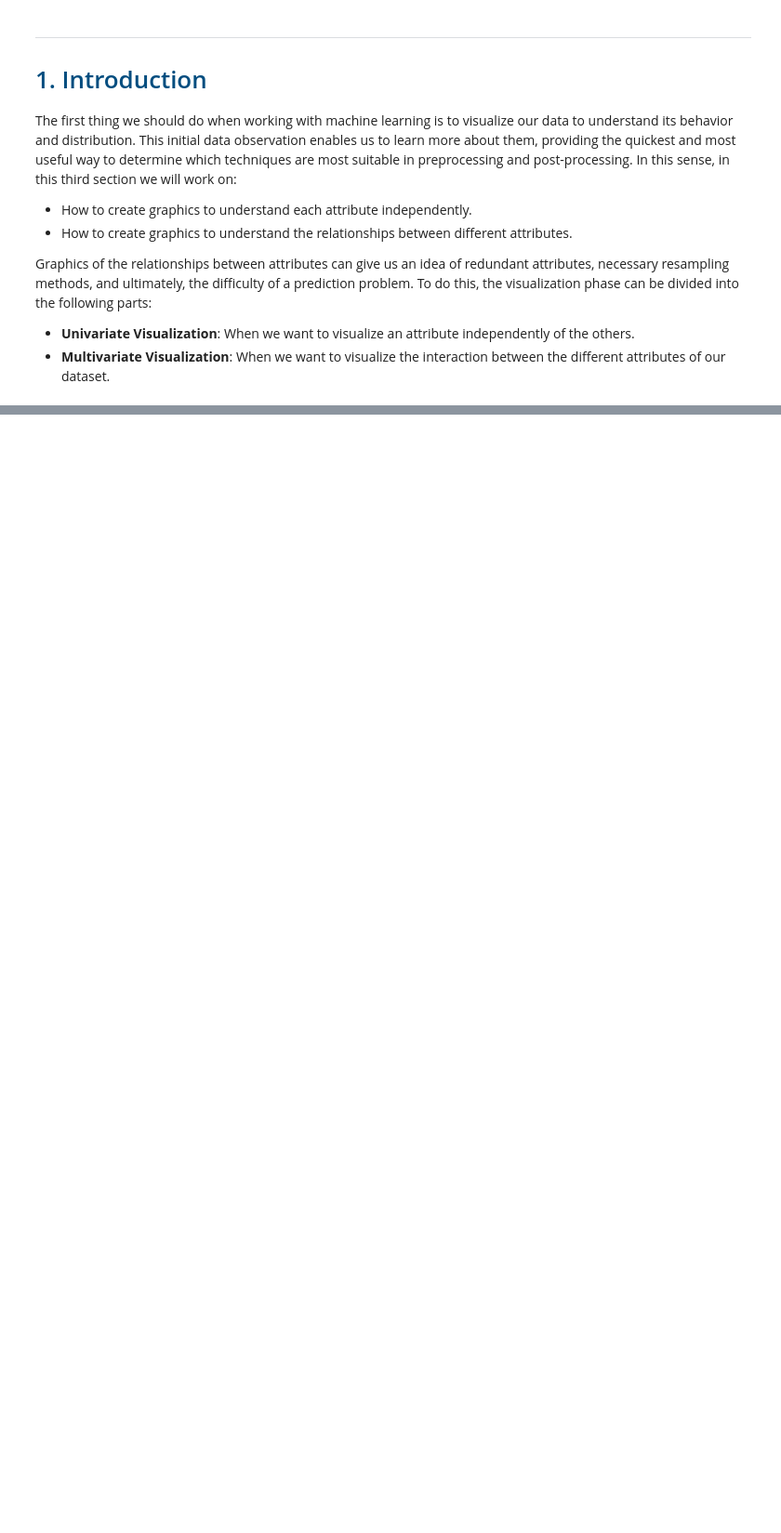
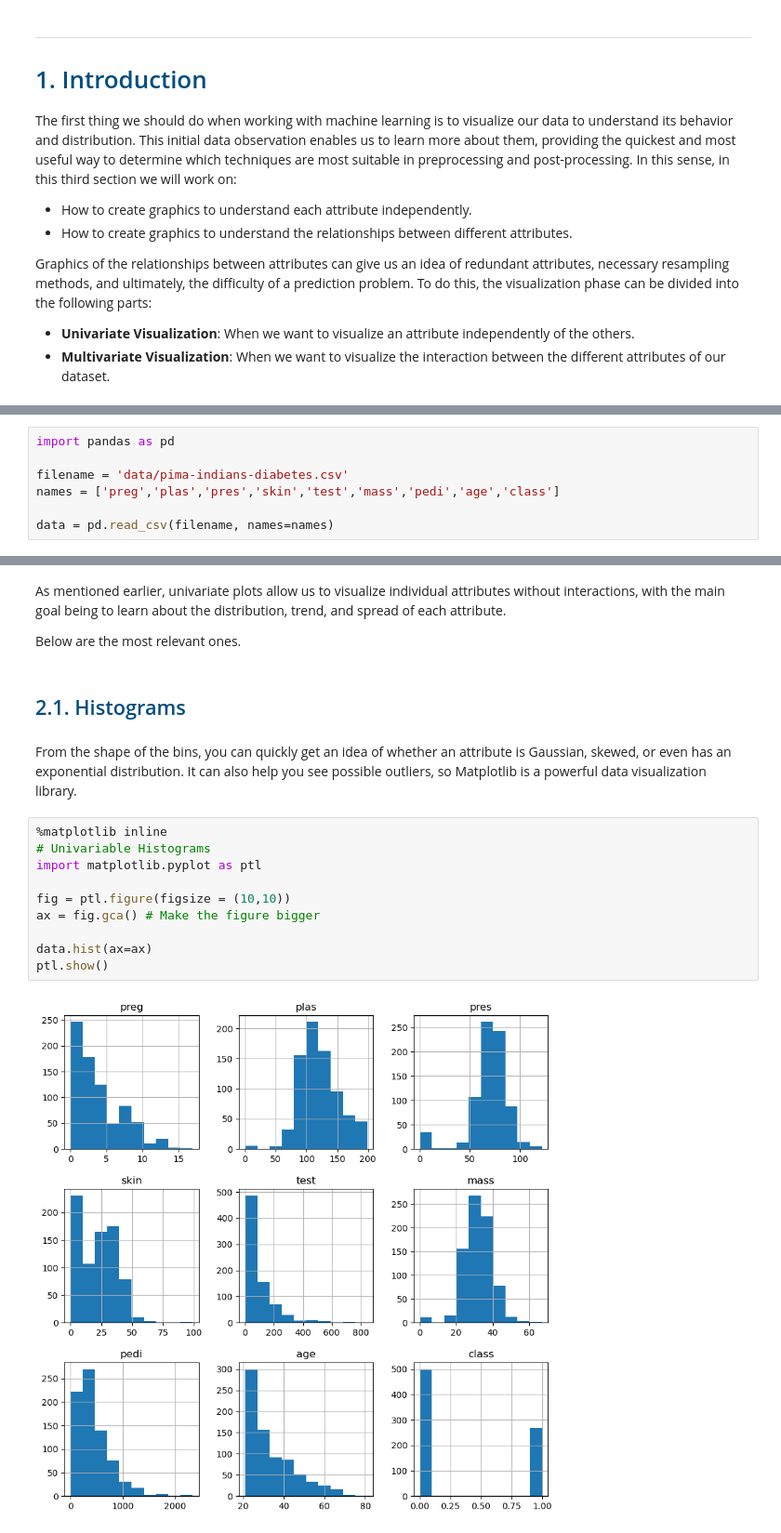
Before and after one commit to JonatanBadillo/Data-Science-with-Python, a Jupyter notebook: 2. Data Analysis/2.3. Data Visualization.ipynb, the cells around one changed output, grey strips where cells are left out. Shown at 93% size. Saved outputs shown, nothing was run; the diff lists cells and outputs as text; blank space fills up the shorter version.

Commit message:
histograms with matplotlib

```diff
--- a/2. Data Analysis/2.3. Data Visualization.ipynb
+++ b/2. Data Analysis/2.3. Data Visualization.ipynb
@@ -33,0 +39,7 @@ Graphics of the relationships between attributes can give us an idea of redundan
+# %%
+import pandas as pd
+
+filename = 'data/pima-indians-diabetes.csv'
+names = ['preg','plas','pres','skin','test','mass','pedi','age','class']
+
+data = pd.read_csv(filename, names=names)
@@ -33,0 +49,21 @@ Graphics of the relationships between attributes can give us an idea of redundan
+# %% [markdown]
+As mentioned earlier, univariate plots allow us to visualize individual attributes without interactions, with the main goal being to learn about the distribution, trend, and spread of each attribute.
+
+Below are the most relevant ones.
+# %% [markdown]
+<a id="section21"></a>
+## <font color="#004D7F">2.1. Histograms</font>
+# %% [markdown]
+From the shape of the bins, you can quickly get an idea of whether an attribute is Gaussian, skewed, or even has an exponential distribution. It can also help you see possible outliers, so Matplotlib is a powerful data visualization library.
+# %%
+%matplotlib inline
+# Univariable Histograms
+import matplotlib.pyplot as ptl
+
+fig = ptl.figure(figsize = (10,10))
+ax = fig.gca() # Make the figure bigger
+
+data.hist(ax=ax)
+ptl.show()
+# %% [output]
+[figure, added]
```
Also changed, not shown: parts of 3 cells of this notebook.
